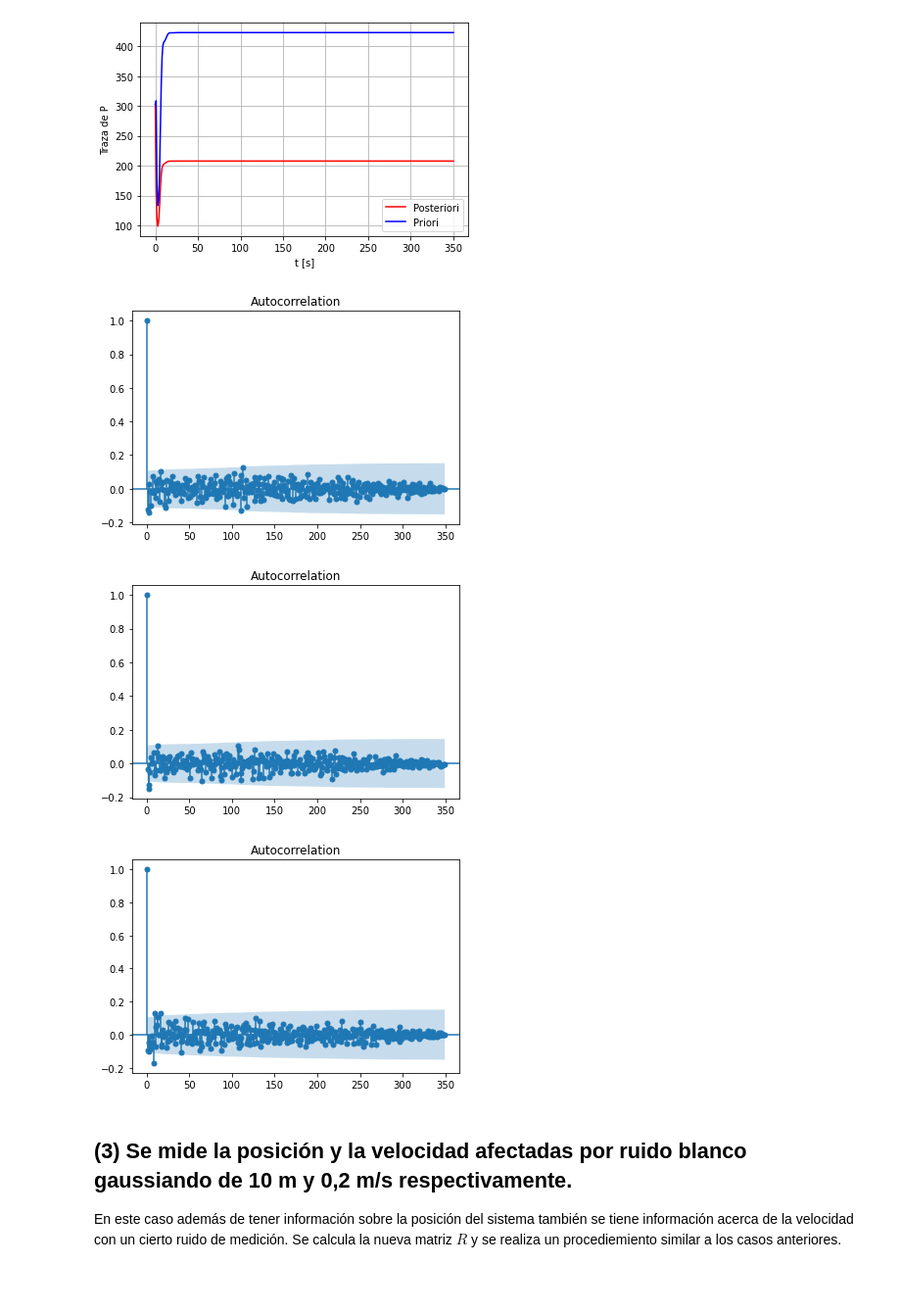
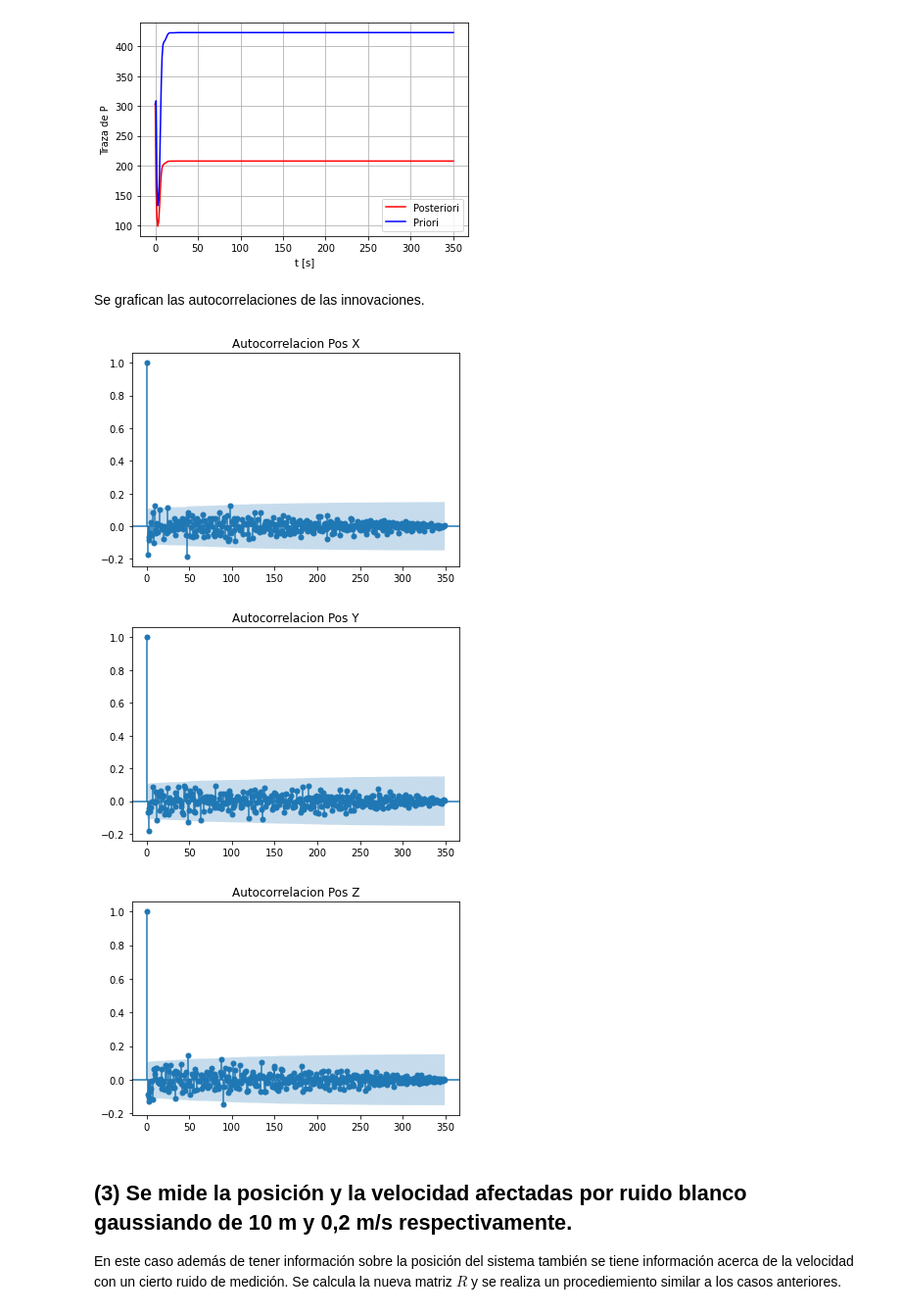
Before and after one commit to GonzaloRomeroR/Kalman-Filter, a Jupyter notebook: TP.ipynb, the cells around one changed output. Shown at 98% size. Drawn from its saved outputs; the diff is of its cells as text; code cells hidden in the pictures; blank space fills up the shorter version.

```diff
--- a/TP.ipynb
+++ b/TP.ipynb
@@ -430,6 +429,6 @@ Se grafica la correlación de las innovaciones para la posición en cada uno de
 # %%
 from statsmodels.graphics.tsaplots import plot_acf
-
+labels = ["Pos X", "Pos Y", "Pos Z"]
 for i in range(np.array(e_list).shape[1]):
-    _ = plot_acf(np.array(e_list)[:,i], lags=np.array(e_list).shape[0] - 1 )
+    _ = plot_acf(np.array(e_list)[:,i], lags=np.array(e_list).shape[0] - 1, title="Autocorrelacion " + labels[i] )
 # %% [output]
@@ -498,15 +502,17 @@ De forma simililar al caso anterior la predicción a posteriori es menor a la es
 plot_pk(P_posteriori_list_u, P_priori_list_u)
 # %% [output]
 [figure]
+# %% [markdown]
+Se grafican las autocorrelaciones de las innovaciones.
 # %%
 from statsmodels.graphics.tsaplots import plot_acf
-
-for i in range(np.array(e_list_u).shape[1]):
-    _ = plot_acf(np.array(e_list_u)[:,i], lags=np.array(e_list_u).shape[0] - 1 )
+labels = ["Pos X", "Pos Y", "Pos Z"]
+for i in range(np.array(e_list).shape[1]):
+    _ = plot_acf(np.array(e_list)[:,i], lags=np.array(e_list_u).shape[0] - 1, title="Autocorrelacion " + labels[i] )
 # %% [output]
-[figure, old version]
+[figure, new version]
-[figure, old version]
+[figure, new version]
-[figure, old version]
+[figure, new version]
 # %% [markdown]
 ## (3) Se mide la posición y la velocidad afectadas por ruido blanco gaussiando de 10 m y 0,2 m/s respectivamente.
 
```
Also changed, not shown: parts of 25 cells of this notebook.
